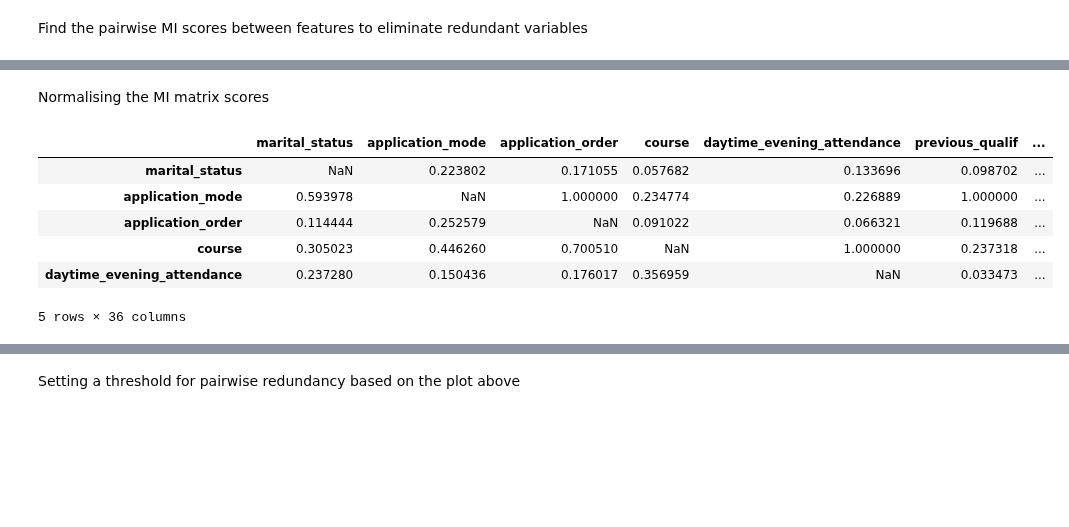
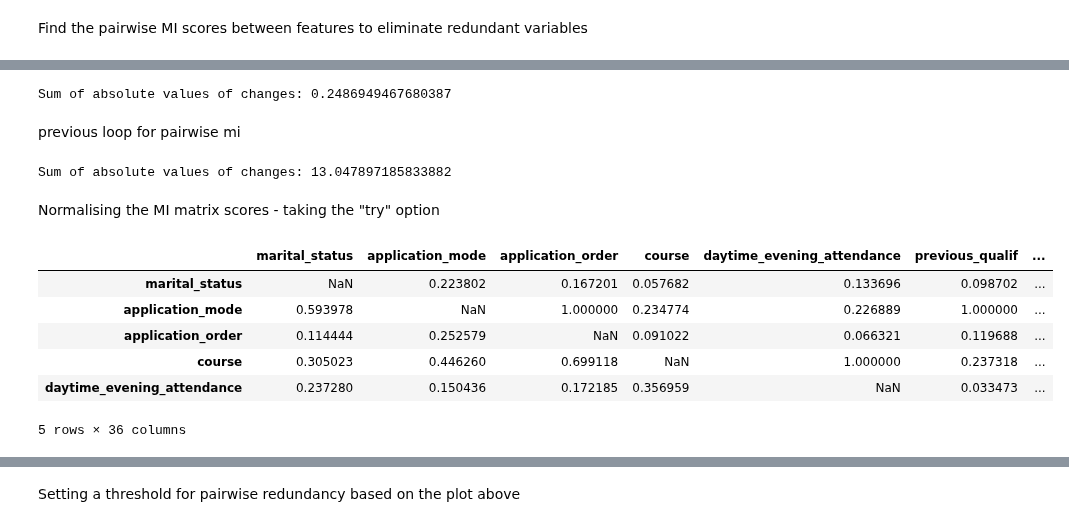
Before and after one commit to MSC-DS-Y1/Applied-Machine-Learning-Project, a Jupyter notebook: src/dataset/data_cleaning.ipynb, the cells around one changed output, grey strips where cells are left out. Cells and saved outputs as stored; diff of their text form; code cells hidden in the pictures; blank space fills up the shorter version.

Commit message:
Updated pairwise MI calculations

```diff
--- a/src/dataset/data_cleaning.ipynb
+++ b/src/dataset/data_cleaning.ipynb
@@ -149,3 +188,20 @@ Find the pairwise MI scores between features to eliminate redundant variables
+# %%
+#check pairwsie are correct
+
+#checking if i,jth entry is the same as j,i entry
+mi_check_try = pd.DataFrame(np.zeros((36, 36)))
+for i in range(36):
+    for j in range(36):
+        mi_check_try.iloc[i, j] = mi_matrix_try.iloc[i, j] - mi_matrix_try.iloc[j, i]
+
+#print(mi_check_try)
+
+check_diffs_try = mi_check_try.abs().sum().sum()
+print(f"Sum of absolute values of changes: {check_diffs_try}")
+# %% [output]
+Sum of absolute values of changes: 0.2486949467680387
+# %% [markdown]
+previous loop for pairwise mi
 # %%
 #define the function to calculate the pairwise MI scores
 def pairwise_mi(df, discrete_features):
@@ -177,26 +233,41 @@ def pairwise_mi(df, discrete_features):
 
 #generate pairwise MI matrix on all the features first
 mi_matrix = pairwise_mi(features, discrete_features)
+# %%
+#check pairwsie are correct?
+
+#checking if i,jth entry is the same as j,i entry
+mi_check = pd.DataFrame(np.zeros((36, 36)))
+for i in range(36):
+    for j in range(36):
+        mi_check.iloc[i, j] = mi_matrix.iloc[i, j] - mi_matrix.iloc[j, i]
+
+#print(round(mi_check,2))
+
+check_diffs = mi_check.abs().sum().sum()
+print(f"Sum of absolute values of changes: {check_diffs}")
+# %% [output]
+Sum of absolute values of changes: 13.047897185833882
 # %% [markdown]
-Normalising the MI matrix scores
+Normalising the MI matrix scores - taking the "try" option
 # %%
 from sklearn import preprocessing
 
 #normalise it
 min_max_scaler = preprocessing.MinMaxScaler()
 
-mi_matrix_scaled = min_max_scaler.fit_transform(mi_matrix)
+mi_matrix_scaled = min_max_scaler.fit_transform(mi_matrix_try)
 mi_matrix_scaled
 
 mi_matrix_scaled_df = pd.DataFrame(mi_matrix_scaled, columns=mi_matrix.columns, index=mi_matrix.index)
 mi_matrix_scaled_df.head()
 # %% [output]
 |  | marital_status | application_mode | application_order | course | daytime_evening_attendance | previous_qualif | ... |
-| marital_status | NaN | 0.223802 | 0.171055 | 0.057682 | 0.133696 | 0.098702 | ... |
+| marital_status | NaN | 0.223802 | 0.167201 | 0.057682 | 0.133696 | 0.098702 | ... |
 | application_mode | 0.593978 | NaN | 1.000000 | 0.234774 | 0.226889 | 1.000000 | ... |
 | application_order | 0.114444 | 0.252579 | NaN | 0.091022 | 0.066321 | 0.119688 | ... |
-| course | 0.305023 | 0.446260 | 0.700510 | NaN | 1.000000 | 0.237318 | ... |
-| daytime_evening_attendance | 0.237280 | 0.150436 | 0.176017 | 0.356959 | NaN | 0.033473 | ... |
+| course | 0.305023 | 0.446260 | 0.699118 | NaN | 1.000000 | 0.237318 | ... |
+| daytime_evening_attendance | 0.237280 | 0.150436 | 0.172185 | 0.356959 | NaN | 0.033473 | ... |
 5 rows × 36 columns
 # %%
 #plotting the pairwise mi scores to visualise in a heatmap
```
Also changed, not shown: parts of 8 cells of this notebook.
